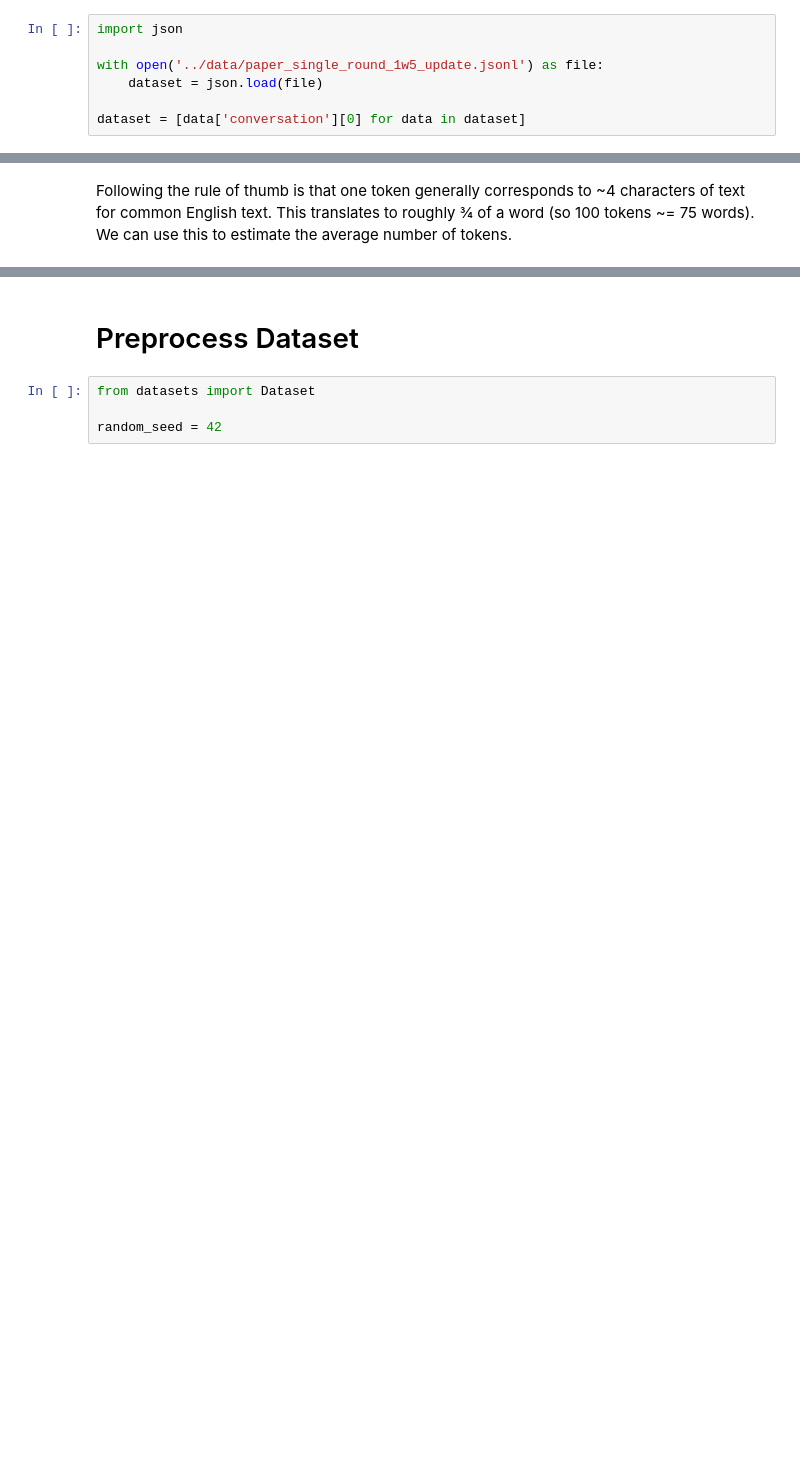
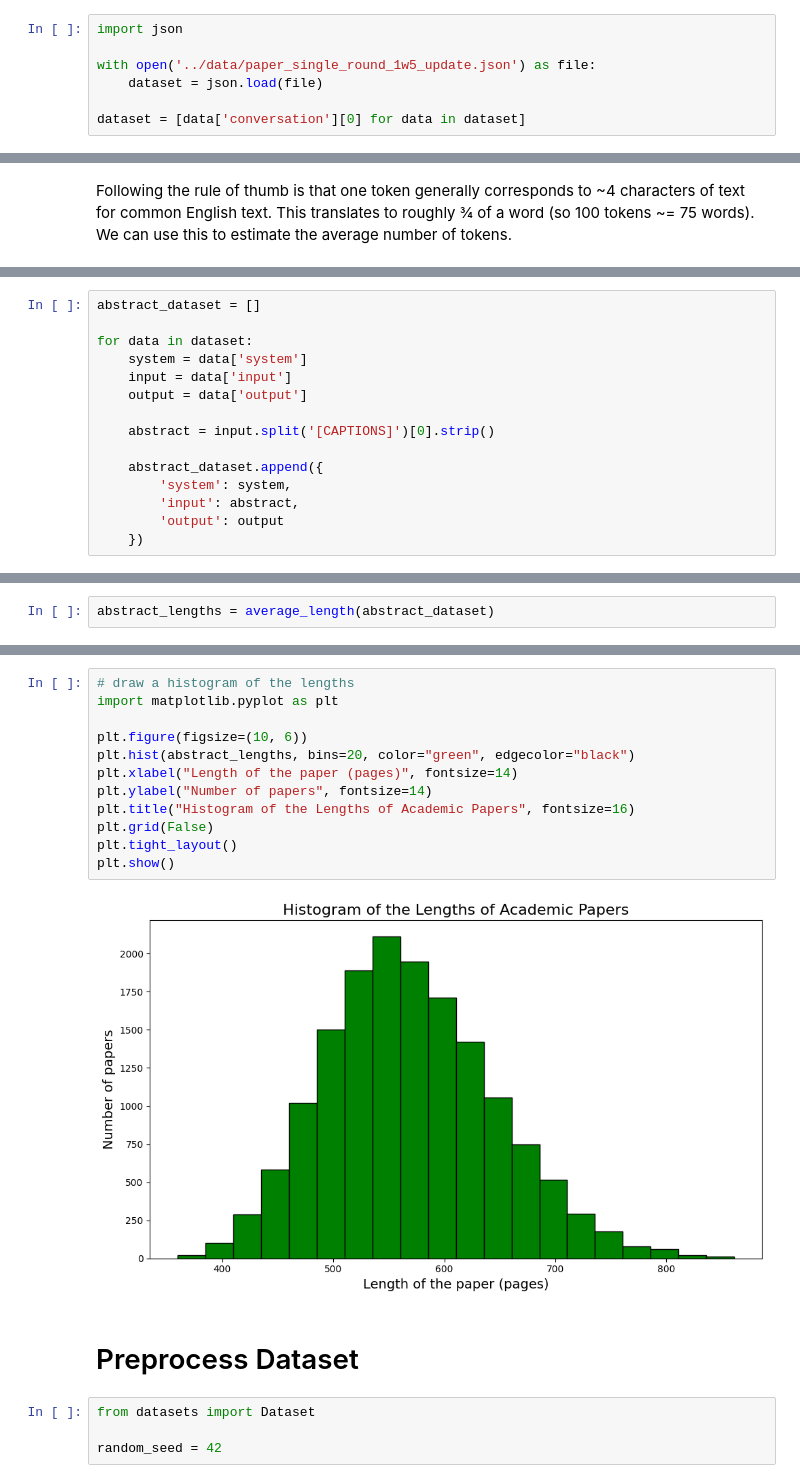
Before and after one commit to yinuotxie/MLPapersReviewGPT, a Jupyter notebook: notebooks/preprocess_dataset.ipynb, the cells around one changed output, grey strips where cells are left out. Drawn from its saved outputs; the diff is of its cells as text; blank space fills up the shorter version.

```diff
--- a/notebooks/preprocess_dataset.ipynb
+++ b/notebooks/preprocess_dataset.ipynb
@@ -3,7 +3,7 @@
 # %%
 import json
 
-with open('../data/paper_single_round_1w5_update.jsonl') as file:
+with open('../data/paper_single_round_1w5_update.json') as file:
     dataset = json.load(file)
 
 dataset = [data['conversation'][0] for data in dataset]
@@ -63,0 +71,15 @@ plt.show()
+# %%
+abstract_dataset = []
+
+for data in dataset:
+    system = data['system']
+    input = data['input']
+    output = data['output']
+
+    abstract = input.split('[CAPTIONS]')[0].strip()
+
+    abstract_dataset.append({
+        'system': system,
+        'input': abstract,
+        'output': output
+    })
@@ -63,0 +94,2 @@ plt.show()
+# %%
+abstract_lengths = average_length(abstract_dataset)
@@ -64,3 +108,17 @@ plt.show()
+# %%
+# draw a histogram of the lengths
+import matplotlib.pyplot as plt
+
+plt.figure(figsize=(10, 6))
+plt.hist(abstract_lengths, bins=20, color="green", edgecolor="black")
+plt.xlabel("Length of the paper (pages)", fontsize=14)
+plt.ylabel("Number of papers", fontsize=14)
+plt.title("Histogram of the Lengths of Academic Papers", fontsize=16)
+plt.grid(False)
+plt.tight_layout()
+plt.show()
+# %% [output]
+[figure, added]
 # %% [markdown]
 # Preprocess Dataset
 # %%
```
Also changed, not shown: parts of 22 cells of this notebook, 34 other files.
